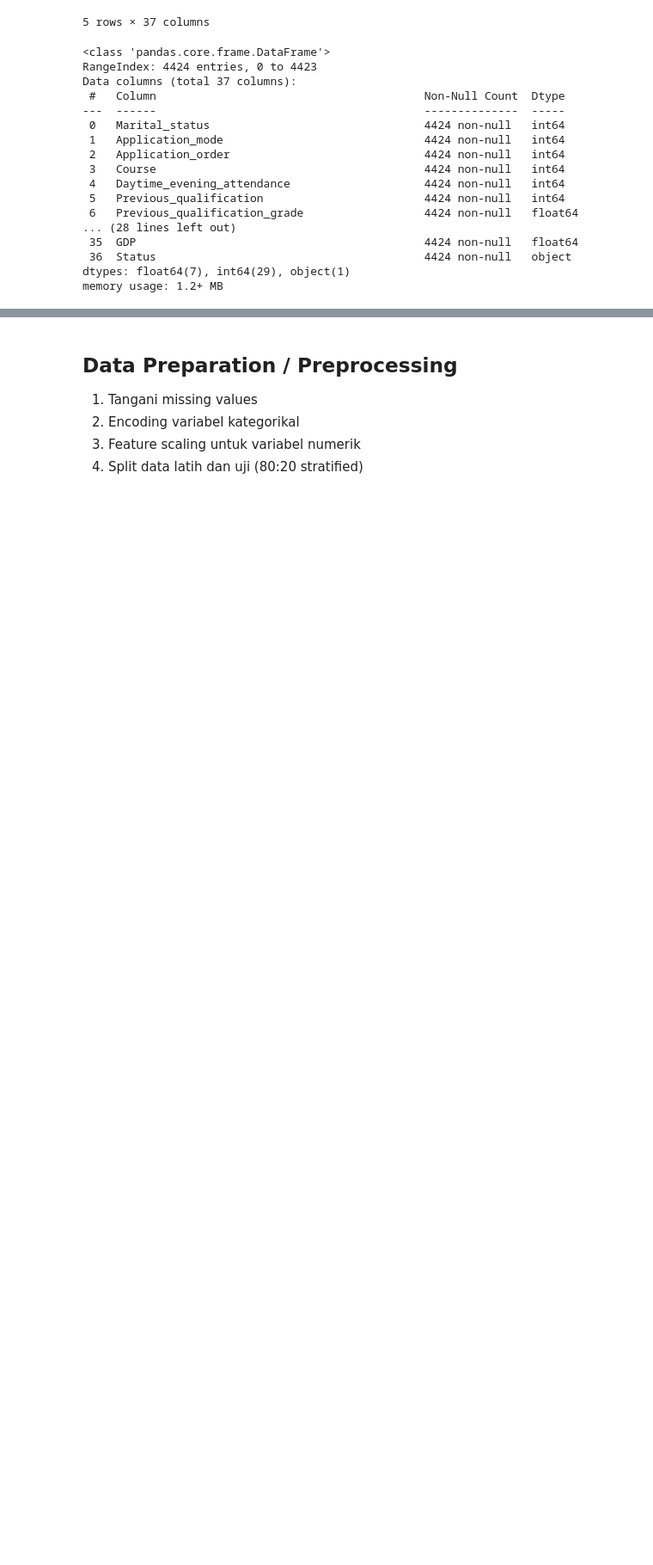
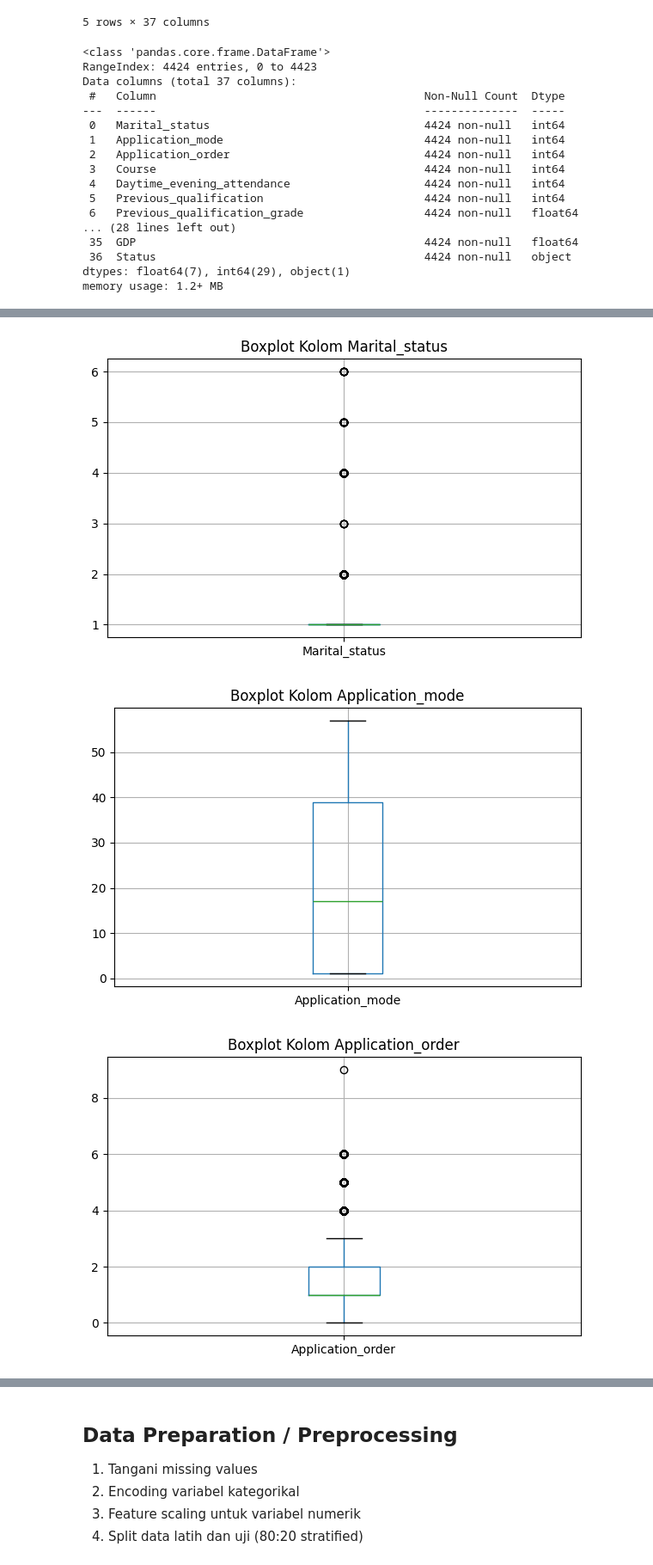
Before and after one commit to adrianramadhan/educational-institutions-submission, a Jupyter notebook: notebook.ipynb, the cells around one changed output, grey strips where cells are left out. Shown at 86% size. Cells and saved outputs as stored; diff of their text form; code cells hidden in the pictures; blank space fills up the shorter version.

```diff
--- a/notebook.ipynb
+++ b/notebook.ipynb
@@ -82,0 +100,5 @@ Name: proportion, dtype: float64
+# %%
+# Statistik deskriptif kategorikal
+for col in cat_cols + ['Status']:
+    print(f"\nColumn: {col}")
+    print(data[col].value_counts())
@@ -82,0 +138,12 @@ Name: proportion, dtype: float64
+# %%
+# Boxplot untuk setiap kolom numerik pada canvas terpisah
+for col in num_cols:
+    plt.figure(figsize=(6, 4))
+    data.boxplot(column=col)
+    plt.title(f'Boxplot Kolom {col}')
+    plt.tight_layout()
+    plt.show()
+# %% [output]
+[figure, added]
+[figure, added]
+[figure, added]
```
Also changed, not shown: parts of 19 cells of this notebook.
